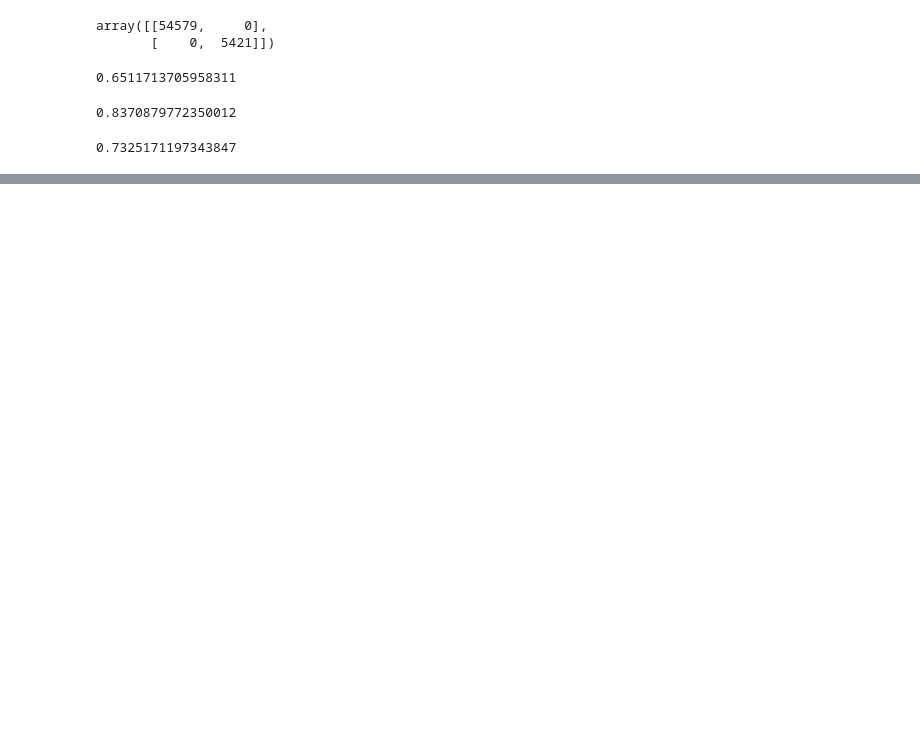
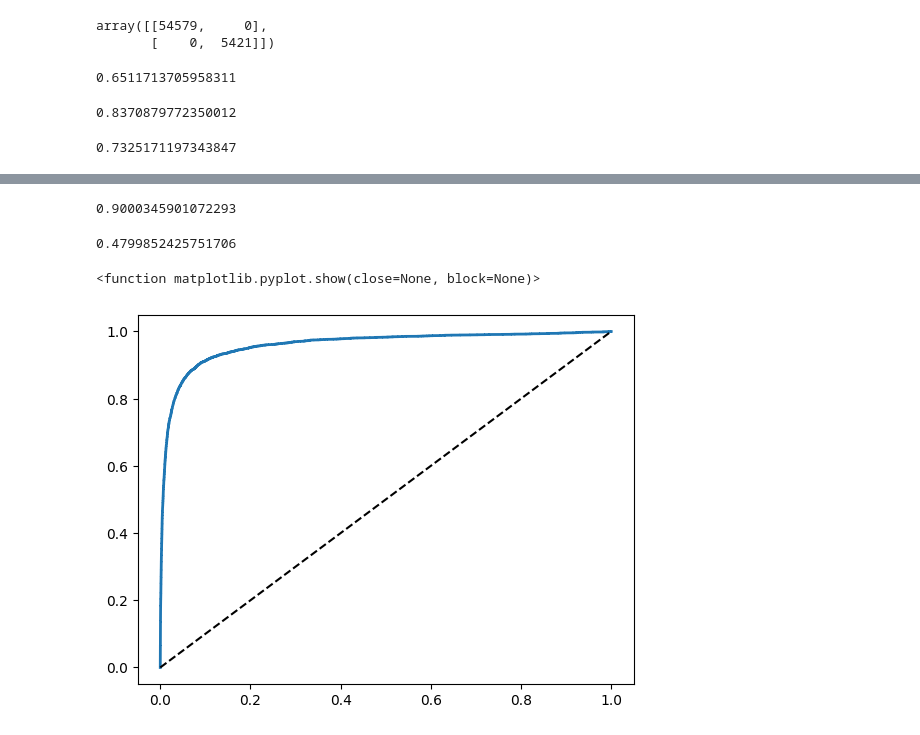
Before and after one commit to Denos-PB/AI-ML, a Jupyter notebook: Clasification/Clasification.ipynb, the cells around one changed output, grey strips where cells are left out. Drawn from its saved outputs; the diff is of its cells as text; code cells hidden in the pictures; blank space fills up the shorter version.

```diff
--- a/Clasification/Clasification.ipynb
+++ b/Clasification/Clasification.ipynb
@@ -120,0 +140,22 @@ f1_score(y_train_5,y_train_pred)
+# %%
+precision_score(y_train_5,y_train_pred_90)
+# %% [output]
+0.9000345901072293
+# %%
+recall_score(y_train_5,y_train_pred_90)
+# %% [output]
+0.4799852425751706
+# %%
+from sklearn.metrics import roc_curve
+
+fpr,tpr,threshold = roc_curve(y_train_5,y_scores)
+
+def plot_roc_curve(fpr,tpr,label = None):
+    plt.plot(fpr,tpr, linewidth=2, label=label)
+    plt.plot([0,1],[0,1],'k--')
+
+plot_roc_curve(fpr,tpr)
+plt.show
+# %% [output]
+<function matplotlib.pyplot.show(close=None, block=None)>
+[figure, added]
```
Also changed, not shown: parts of 15 cells of this notebook, 1 other file.
